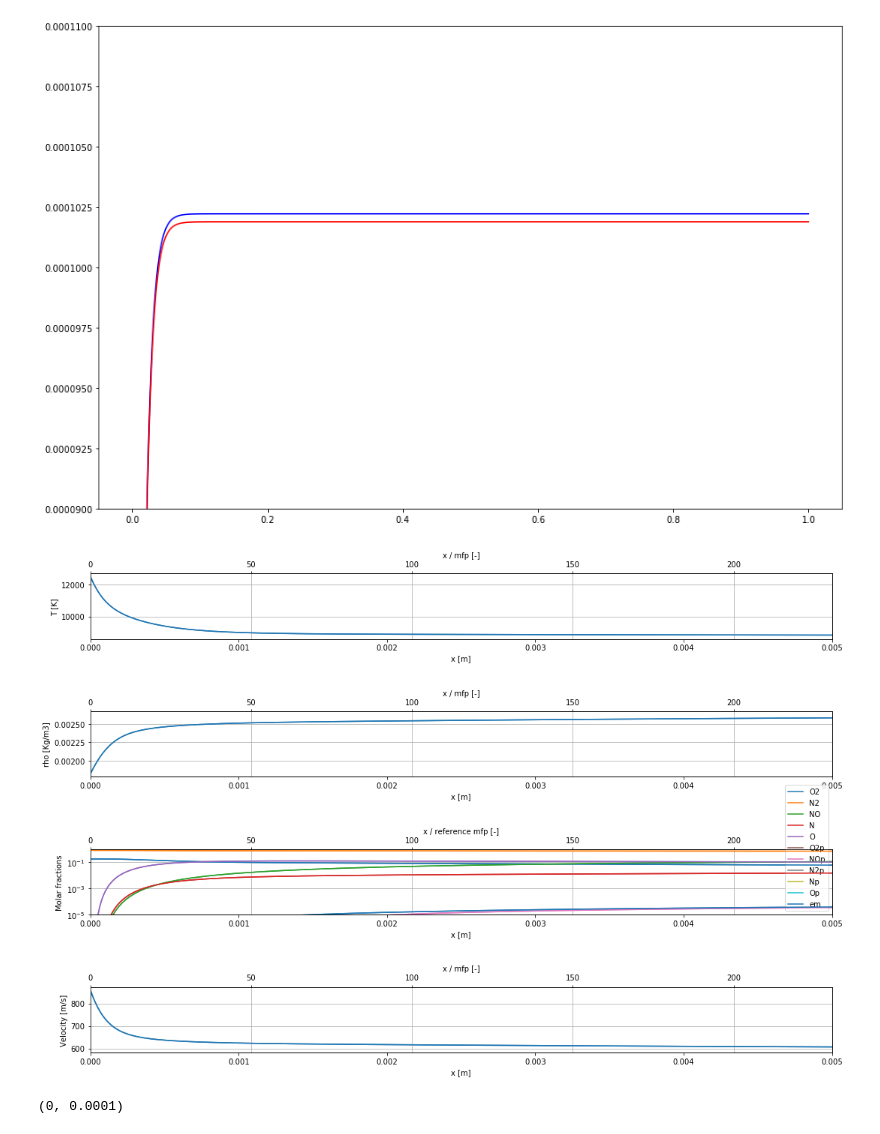
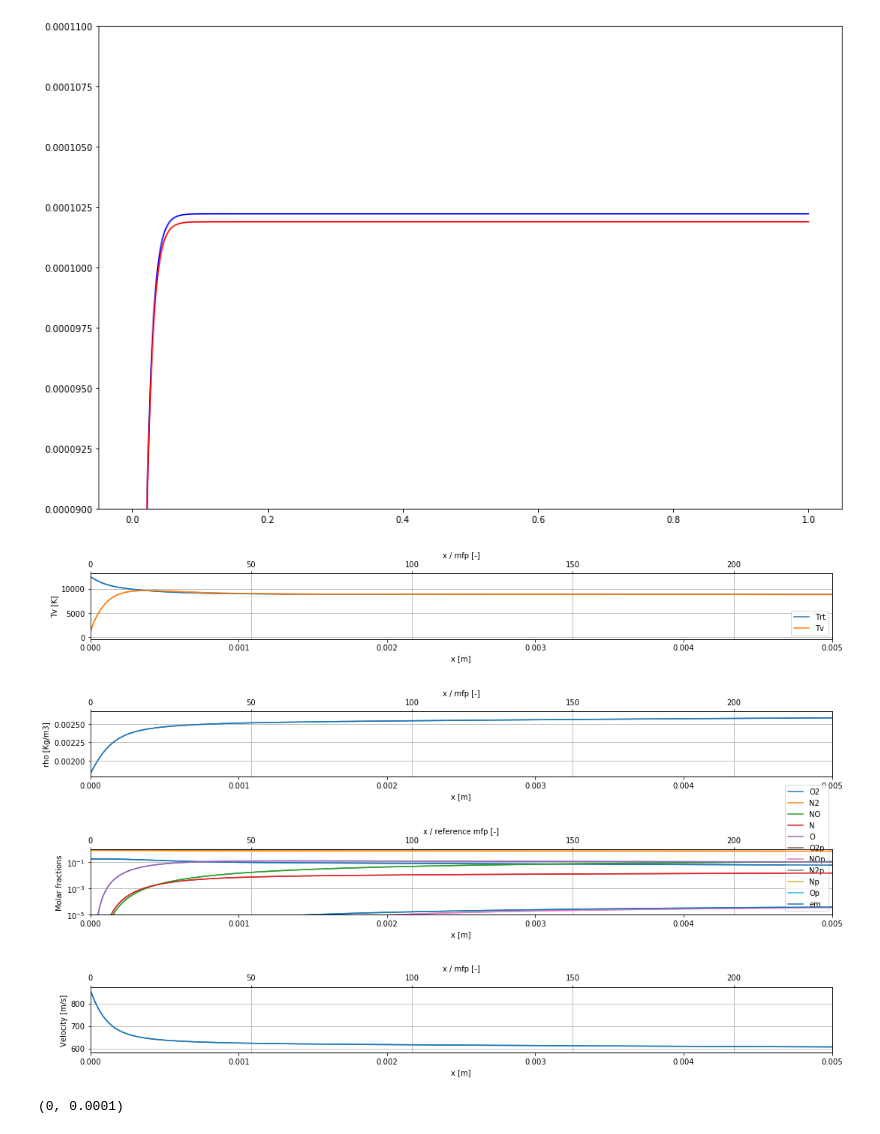
Before and after one commit to 20edo/Reactive_shock_air, a Jupyter notebook: Reactive_Air_shock_2T_last.ipynb, the cells around one changed output. Drawn from its saved outputs; the diff is of its cells as text; code cells hidden in the pictures.

```diff
--- a/Reactive_Air_shock_2T_last.ipynb
+++ b/Reactive_Air_shock_2T_last.ipynb
@@ -284,11 +345,7 @@ class subreaction:
         return kb
 
     def kc(self, T):
-        Z = 10000 / T # from Zanardi's 2.5.1 Chemical Kinetic Model
-        # kc = np.exp(np.dot(Z ** np.arange(0,5), self.A))
-        # kc = np.exp(self.A[0] + self.A[1]*Z + self.A[2]*Z**2 + self.A[3]*Z**3 + self.A[4]*Z**4)
-        # if kc == 0:
-        #     kc = 1e-15
+        Z = 10000 / T
         exponent = self.A[0] + self.A[1]*Z + self.A[2]*Z**2 + self.A[3]*Z**3 + self.A[4]*Z**4
 
         if exponent < np.log(kc_min):
@@ -311,7 +368,7 @@ class subreaction:
         if 'em' in react:
             if find_letter("p", prod):
                 # A + em <--> Ap + em + em
-                kf_2T = self.Cf * T ** self.nf * np.exp(-self.th_d / Tv)
+                kf_2T = self.Cf * Tv ** self.nf * np.exp(-self.th_d / Tv)
             else:
                 # AB + em <--> A + B + em
                 kf_2T = self.Cf * Tv ** self.nf * np.exp(-self.th_d / Tv)
@@ -881,7 +922,6 @@ def compute_Sy(self, rho, T, Y):
                 omegar = np.zeros([len(obj.reactants), len(self.specie)])
                 for k in range(len(obj.reactants)):
                     idx = self.specie.index(obj.reactants[k])
-                    # omegar[k][idx] = 1
                     omegar[k, idx] = 1
 
                 # Add the products to the products matrix by an incidence matrix omegap
@@ -889,10 +929,9 @@ def compute_Sy(self, rho, T, Y):
 
                 for k in range(len(obj.products)):
                     idx = self.specie.index(obj.products[k])
-                    # omegap[k][idx] = 1
                     omegap[k, idx] = 1
 
-                # Transform the global y vector to the local n vector
+                # Transform the global Y vector to the local n vector
                 nr_l = np.matmul( rho * Y / mmol, np.transpose(omegar))
                 np_l = np.matmul( rho * Y / mmol, np.transpose(omegap))
 
@@ -903,7 +942,6 @@ def compute_Sy(self, rho, T, Y):
                 S += mmol * (np.matmul(obj.stoichp, omegap) - np.matmul( obj.stoichr, omegar)) * w_s
                 #Update the energy source term
                 Se = obj.e_mol * w_s
-                # S += mmol * (np.matmul(np.transpose(omegap), obj.stoichp) - np.matmul(  np.transpose(omegar), obj.stoichr)) * w_s
 
         elif isinstance(self.reaction[i], subreaction):
                 obj = self.reaction[i]
@@ -912,7 +950,6 @@ def compute_Sy(self, rho, T, Y):
                 omegar = np.zeros([len(obj.reactants), len(self.specie)])
                 for k in range(len(obj.reactants)):
                     idx = self.specie.index(obj.reactants[k])
-                    # omegar[k][idx] = 1
                     omegar[k, idx] = 1
 
                 # Add the products to the products matrix by an incidence matrix omegap
@@ -920,7 +957,6 @@ def compute_Sy(self, rho, T, Y):
 
                 for k in range(len(obj.products)):
                     idx = self.specie.index(obj.products[k])
-                    # omegap[k][idx] = 1
                     omegap[k, idx] = 1
 
                 # Transform the global y vector to the local n vector
@@ -962,14 +998,16 @@ def compute_Sy_2T(self, rho, T, Y, Tv):
                 omegar = np.zeros([len(obj.reactants), len(self.specie)])
                 for k in range(len(obj.reactants)):
                     idx = self.specie.index(obj.reactants[k])
-                    omegar[k][idx] = 1
+                    # omegar[k][idx] = 1
+                    omegar[k, idx] = 1
 
                 # Add the products to the products matrix by an incidence matrix omegap
                 omegap = np.zeros([len(obj.products), len(self.specie)])
 
                 for k in range(len(obj.products)):
                     idx = self.specie.index(obj.products[k])
-                    omegap[k][idx] = 1
+                    # omegap[k][idx] = 1
+                    omegap[k, idx] = 1
 
                 # Transform the global y vector to the local n vector
                 nr_l = np.matmul( rho * Y / mmol, np.transpose(omegar))
@@ -991,14 +1029,16 @@ def compute_Sy_2T(self, rho, T, Y, Tv):
                 omegar = np.zeros([len(obj.reactants), len(self.specie)])
                 for k in range(len(obj.reactants)):
                     idx = self.specie.index(obj.reactants[k])
-                    omegar[k][idx] = 1
+                    # omegar[k][idx] = 1
+                    omegar[k, idx] = 1
 
                 # Add the products to the products matrix by an incidence matrix omegap
                 omegap = np.zeros([len(obj.products), len(self.specie)])
 
                 for k in range(len(obj.products)):
                     idx = self.specie.index(obj.products[k])
-                    omegap[k][idx] = 1
+                    # omegap[k][idx] = 1
+                    omegap[k, idx] = 1
 
                 # Transform the global y vector to the local n vector
                 nr_l = np.matmul( rho * Y / mmol, np.transpose(omegar))
@@ -1935,7 +1604,7 @@ def plot_T(self, ax = None, xmax = None, xmax_l = None, ls='-'):
     ax2.grid()
     ax.yaxis.grid(True)
 
-def plot_Tv(self, ax = None, xmax = None, xmax_l = None, ls='-'):
+def plot_2T(self, ax = None, xmax = None, xmax_l = None, ls='-'):
     # Set axes
 
     if ax == None:
@@ -1951,13 +1620,16 @@ def plot_Tv(self, ax = None, xmax = None, xmax_l = None, ls='-'):
 
     x_lambda = self.sol_x / self.mfp
 
-    ax.plot(self.sol_x, self.sol_Tv, ls, 'r')
+    ax.plot(self.sol_x, self.sol_T, ls, label = 'Trt')
+    ax.plot(self.sol_x, self.sol_Tv, ls, label = 'Tv')
+    ax.legend()
 
     # Add second x axis
 
     ax2 = ax.twiny()
 
-    ax2.plot(x_lambda, self.sol_Tv, ls, 'r')
+    ax2.plot(x_lambda, self.sol_T, ls)
+    ax2.plot(x_lambda, self.sol_Tv, ls)
 
     # Set labels etc.
     #ax.set_ylim(bottom = 0)
@@ -2436,7 +2108,7 @@ def validate_2T(self, xmax = None, xmax_l = None, ls = '-', print_max = True):
 
 
 problem.plot_T = plot_T
-problem.plot_Tv = plot_Tv
+problem.plot_2T = plot_2T
 problem.plot_rho = plot_rho
 problem.plot_u = plot_u
 problem.plot_Y = plot_Y
@@ -2566,19 +2238,19 @@ ax.set_ylim(9e-5,1.1e-4)
 # %%
 xmax = 5e-3
 xmax_l = 3e7
 
 fig, ax = plt.subplots(4, 1,)
-_11specie.plot_T(ax[0], xmax = xmax)
+_11specie.plot_2T(ax[0], xmax = xmax)
 # ax[0].set_ylim(8.5e3,1e4)
 _11specie.plot_rho(ax[1], xmax = xmax)
 # ax[1].set_ylim(2.2e-3,2.6e-3)
 _11specie.logplot_X(ax[2], xmax = xmax)
 # ax[2].set_ylim(1e-5,1e-4)
 _11specie.plot_u(ax[3], xmax = xmax)
 
 fig.tight_layout()
 # %% [output]
-[figure, old version]
+[figure, new version]
 # %%
 ax = plt.axes()
 _11specie.plot_X(ax,xmax = 5e-3)
```
Also changed, not shown: parts of 37 cells of this notebook.
